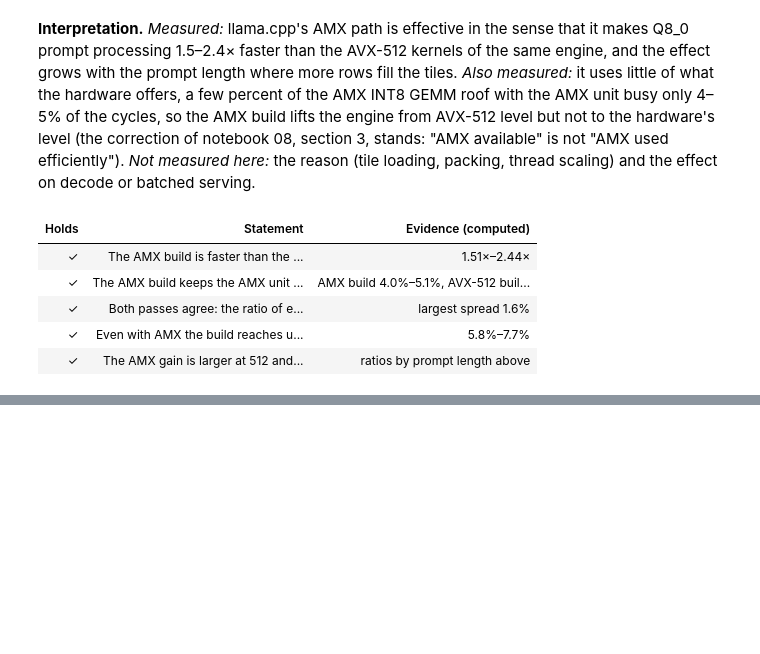
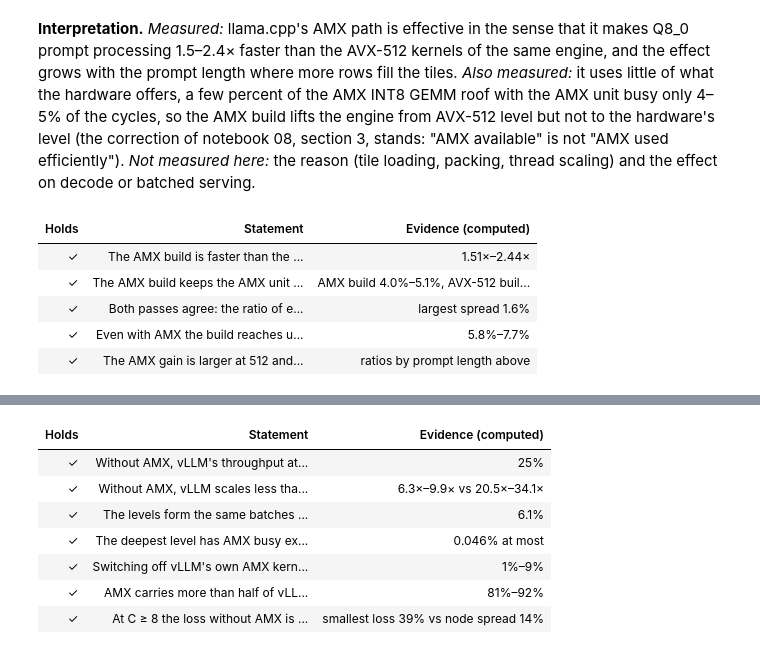
Before and after one commit to struggling-student/llm-backend-analysis, a Jupyter notebook: notebooks/backend_selection/12_amx_ablations.ipynb, the cells around one changed output, grey strips where cells are left out. Drawn from its saved outputs; the diff is of its cells as text; code cells hidden in the pictures; blank space fills up the shorter version.

```diff
--- a/notebooks/backend_selection/12_amx_ablations.ipynb
+++ b/notebooks/backend_selection/12_amx_ablations.ipynb
@@ -128,0 +218,14 @@ display(claims_table(claims))
+# %%
+dec = amx.lead_decomposition(lv_pts, llama)
+big = dec[dec["concurrency"] >= 16]
+top = dec[dec["concurrency"] == 64].set_index("workload")
+display(table(top.reset_index().assign(workload=lambda d: d["workload"].map(lambda w: registry.workload_label(w, short=True)))
+              [["workload", "vllm_over_llama", "amx_factor", "rest_factor", "amx_log_share"]]
+              .rename(columns={"workload": "Workload (C = 64)", "vllm_over_llama": "vLLM ÷ llama.cpp", "amx_factor": "× AMX (vLLM with ÷ without)",
+                               "rest_factor": "× rest (vLLM without AMX ÷ llama.cpp)", "amx_log_share": "AMX share of the lead (log)"}),
+              {"vLLM ÷ llama.cpp": "{:.2f}×", "× AMX (vLLM with ÷ without)": "{:.2f}×", "× rest (vLLM without AMX ÷ llama.cpp)": "{:.2f}×",
+               "AMX share of the lead (log)": "{:.0%}"}, align="left"))
+export_table(dec, "amx_lead_decomposition")
+show(f"At C = 64 vLLM BF16 delivers {rng(top['vllm_over_llama'], x)} llama.cpp BF16's throughput; the AMX factor is {rng(top['amx_factor'], x)} and what is left without AMX is "
+     f"{rng(top['rest_factor'], x)}. In logarithmic terms AMX carries {rng(big['amx_log_share'], lambda v: pct(v, 0, False))} of the lead over C = 16…64 "
+     f"(C = 1 is not decomposed: vLLM does not lead there). Without AMX, vLLM is still ahead of llama.cpp from C = {int(dec[dec['rest_factor'] > 1].groupby('workload')['concurrency'].min().max())} upward.")
@@ -129,3 +242,30 @@ display(claims_table(claims))
+# %%
+claims3 = [
+    Claim("Without AMX, vLLM's throughput at C = 64 falls below 30% of the AMX level on both workloads", bool((S.xs("noamx_gemm", level="level")["rel_c_max"] < 0.30).all()),
+          rng(S.xs("noamx_gemm", level="level")["rel_c_max"], lambda v: pct(v, 0, False))),
+    Claim("Without AMX, vLLM scales less than half as far (peak ÷ C=1)", bool((S.xs("noamx_gemm", level="level")["peak_over_c1"] < S.xs("amx", level="level")["peak_over_c1"] / 2).all()),
+          f"{rng(S.xs('noamx_gemm', level='level')['peak_over_c1'], x)} vs {rng(S.xs('amx', level='level')['peak_over_c1'], x)}"),
+    Claim("The levels form the same batches (tokens per step within 7%)", bool(chk["tokens_per_step_vs_amx"].abs().max() < 0.07), pct(chk["tokens_per_step_vs_amx"].abs().max(), 1, False)),
+    Claim("The deepest level has AMX busy exactly zero; the oneDNN-capped level below 0.1% of the cycles",
+          bool((lv[lv["level"] == "noamx_all"]["amx_busy_frac_mean"] == 0).all() and (lv[lv["level"] == "noamx_gemm"]["amx_busy_frac_mean"] < 0.001).all()),
+          f"{pct(lv[lv['level'] == 'noamx_gemm']['amx_busy_frac_mean'].max(), 3, False)} at most"),
+    Claim("Switching off vLLM's own AMX kernels as well changes throughput by under 10% at C ≥ 8", bool((both_off < 0.10).all()), rng(both_off, lambda v: pct(v, 0, False))),
+    Claim("AMX carries more than half of vLLM's lead over llama.cpp at C = 16…64", bool((big["amx_log_share"] > 0.5).all()), rng(big["amx_log_share"], lambda v: pct(v, 0, False))),
+    Claim("At C ≥ 8 the loss without AMX is at least twice the largest node-to-node difference observed (AMX level vs primary campaign)",
+          bool(((1 - lv.pivot_table(index=["workload", "concurrency"], columns="level", values="total_tok_s_mean").pipe(lambda d: d["noamx_gemm"] / d["amx"]))
+                [lambda s: s.index.get_level_values("concurrency") >= 8] > 2 * node_spread).all()),
+          f"smallest loss {pct((1 - _p['noamx_gemm'] / _p['amx'])[lambda s: s.index.get_level_values('concurrency') >= 8].min(), 0, False)} vs node spread {pct(node_spread, 0, False)}"),
+]
+display(claims_table(claims3))
+# %% [output]
+| Holds | Statement | Evidence (computed) |
+| ✓ | Without AMX, vLLM's throughput at... | 25% |
+| ✓ | Without AMX, vLLM scales less tha... | 6.3×–9.9× vs 20.5×–34.1× |
+| ✓ | The levels form the same batches ... | 6.1% |
+| ✓ | The deepest level has AMX busy ex... | 0.046% at most |
+| ✓ | Switching off vLLM's own AMX kern... | 1%–9% |
+| ✓ | AMX carries more than half of vLL... | 81%–92% |
+| ✓ | At C ≥ 8 the loss without AMX is ... | smallest loss 39% vs node spread 14% |
 # %% [markdown]
 ## Conclusions
 
```
Also changed, not shown: parts of 9 cells of this notebook, 9 other files.
